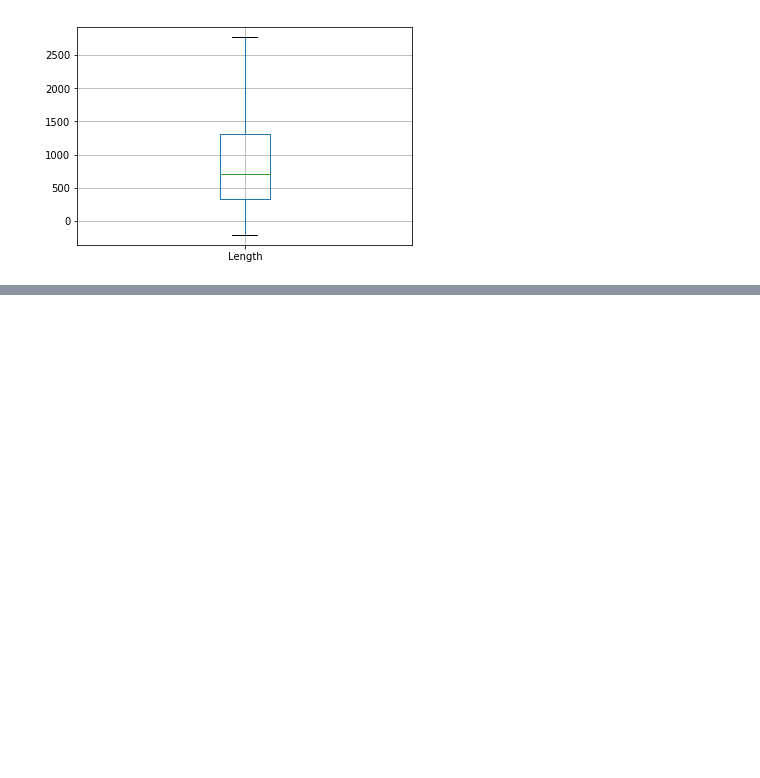
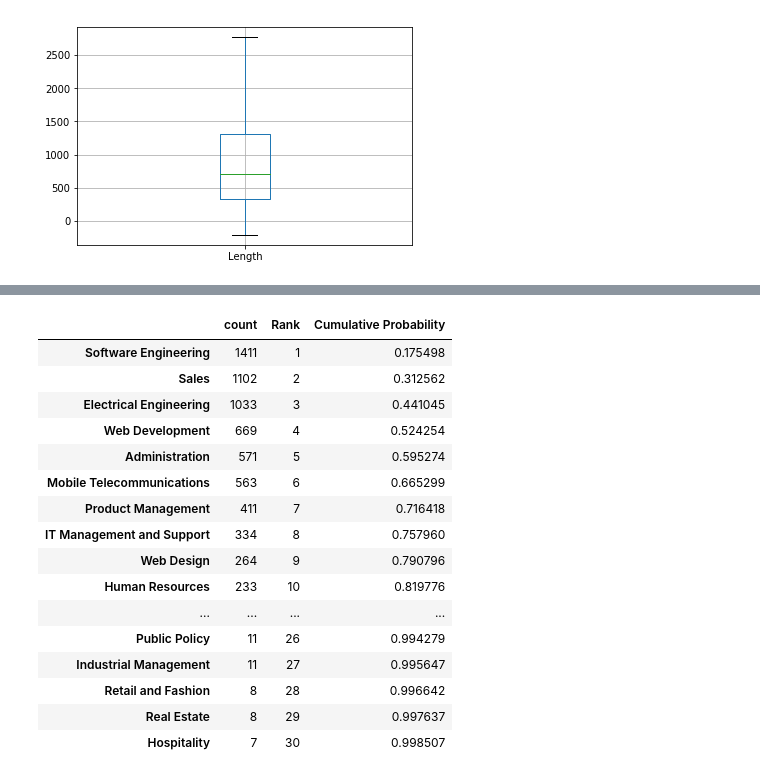
Before and after one commit to rohigovi/EmploymentDynamics, a Jupyter notebook: Python Notebooks for Visualization/Initial EDA.ipynb, the cells around one changed output, grey strips where cells are left out. Cells and saved outputs as stored; diff of their text form; code cells hidden in the pictures; blank space fills up the shorter version.

```diff
--- a/Python Notebooks for Visualization/Initial EDA.ipynb
+++ b/Python Notebooks for Visualization/Initial EDA.ipynb
@@ -127,0 +139,24 @@ common_companies.boxplot(column = 'Length', showfliers=False)
+# %%
+encoded_skills_count = pd.value_counts(skills_encoded['Skillset1']).to_frame()
+encoded_skills_count.rename(columns={'Skillset1': 'count'}, inplace=True)
+encoded_skills_count['Rank'] = range(1,len(encoded_skills_count)+1)
+encoded_skills_count['Cumulative Probability'] = np.cumsum(encoded_skills_count['count'])/np.sum(encoded_skills_count['count'])
+encoded_skills_count.head(30)
+# %% [output]
+|  | count | Rank | Cumulative Probability |
+| Software Engineering | 1411 | 1 | 0.175498 |
+| Sales | 1102 | 2 | 0.312562 |
+| Electrical Engineering | 1033 | 3 | 0.441045 |
+| Web Development | 669 | 4 | 0.524254 |
+| Administration | 571 | 5 | 0.595274 |
+| Mobile Telecommunications | 563 | 6 | 0.665299 |
+| Product Management | 411 | 7 | 0.716418 |
+| IT Management and Support | 334 | 8 | 0.757960 |
+| Web Design | 264 | 9 | 0.790796 |
+| Human Resources | 233 | 10 | 0.819776 |
+| ... | ... | ... | ... |
+| Public Policy | 11 | 26 | 0.994279 |
+| Industrial Management | 11 | 27 | 0.995647 |
+| Retail and Fashion | 8 | 28 | 0.996642 |
+| Real Estate | 8 | 29 | 0.997637 |
+| Hospitality | 7 | 30 | 0.998507 |
```
Also changed, not shown: parts of 4 cells of this notebook.
